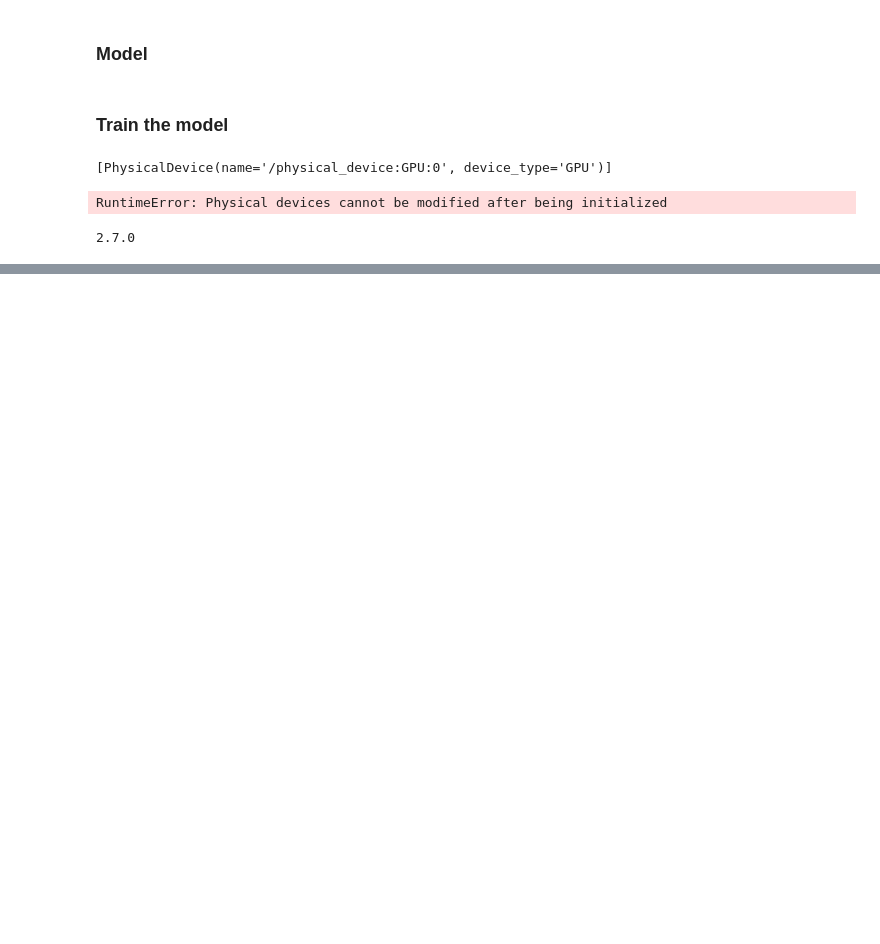
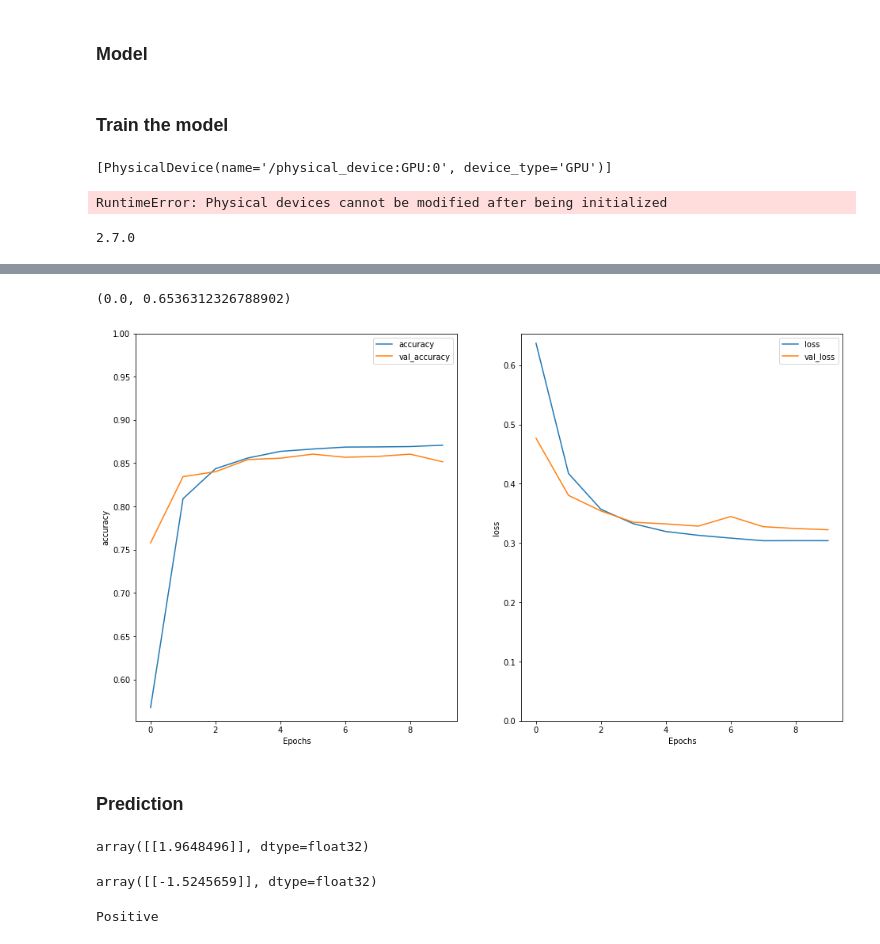
Before and after one commit to pirate-datenscienticfic/100-Days-of-Machine-Learning, a Jupyter notebook: Day-2/LSTM_model/LSTM_Model.ipynb, the cells around one changed output, grey strips where cells are left out. Saved outputs shown, nothing was run; the diff lists cells and outputs as text; code cells hidden in the pictures; blank space fills up the shorter version.

Commit message:
Day-3 model updates

```diff
--- a/Day-2/LSTM_model/LSTM_Model.ipynb
+++ b/Day-2/LSTM_model/LSTM_Model.ipynb
@@ -132,0 +142,4 @@ print(tf.__version__)
+# %%
+history = model.fit(train_dataset, epochs=10,
+                    validation_data=test_dataset,
+                    validation_steps=30)
@@ -132,0 +196,36 @@ print(tf.__version__)
+# %%
+plt.figure(figsize=(16, 9))
+plt.subplot(1, 2, 1)
+plot_graphs(history, "accuracy")
+plt.ylim(None, 1)
+plt.subplot(1, 2, 2)
+plot_graphs(history, "loss")
+plt.ylim(0, None)
+# %% [output]
+(0.0, 0.6536312326788902)
+[figure, added]
+# %% [markdown]
+### Prediction
+# %%
+sample_text = (r"Because of the laboriousness of the translation process, since the 1940s efforts have been made, with varying degrees of success, to automate translation or \
+               to mechanically aid the human translator. More recently, the rise of the Internet has fostered a world-wide market for translation services and has facilitated \
+                'language localization'. Ideally, the translator must know both languages, as well as the subject that is to be translated.")
+
+predictions = model.predict(np.array([sample_text]))
+predictions
+# %% [output]
+array([[1.9648496]], dtype=float32)
+# %%
+sample_text2 = ("Movies was not inspiring, it shows and content were not upto the marks or not creativity in it. So donot watch this movie it's time waste.")
+
+preds2 = model.predict(np.array([sample_text2]))
+preds2
+# %% [output]
+array([[-1.5245659]], dtype=float32)
+# %%
+if(predictions>0.0):
+    print("Positive")
+else:
+    print("Negative")
+# %% [output]
+Positive
```
Also changed, not shown: parts of 7 cells of this notebook, 7 other files.
